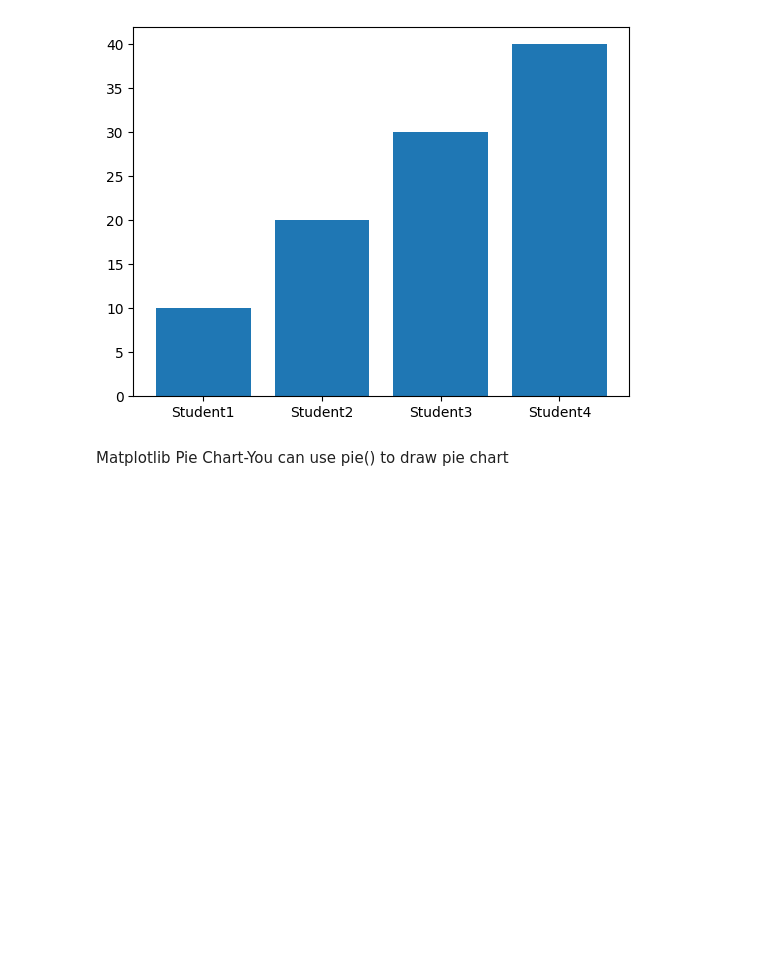
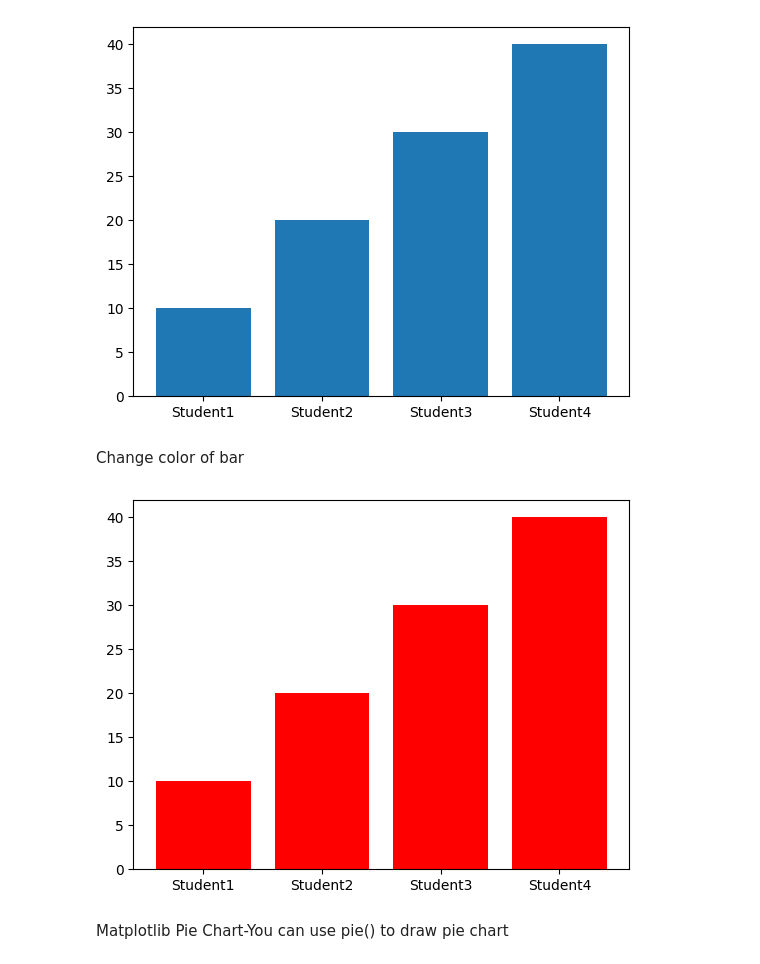
Before and after one commit to AlexanderSanJose/CpE-031-VDA-CpE-21s4, a Jupyter notebook: Exercise_8.ipynb, the cells around one changed output. Saved outputs shown, nothing was run; the diff lists cells and outputs as text; code cells hidden in the pictures; blank space fills up the shorter version.

```diff
--- a/Exercise_8.ipynb
+++ b/Exercise_8.ipynb
@@ -189,6 +197,13 @@ plt.bar(x, y) #plot() is used to draw points
 plt.show()
 # %% [output]
 [figure]
+# %% [markdown]
+Change color of bar
+# %%
+plt.bar(x, y, color='red')
+plt.show()
+# %% [output]
+[figure, added]
 # %% [markdown]
 Matplotlib Pie Chart-You can use pie() to draw pie chart
 # %%
```
Also changed, not shown: parts of 6 cells of this notebook.
